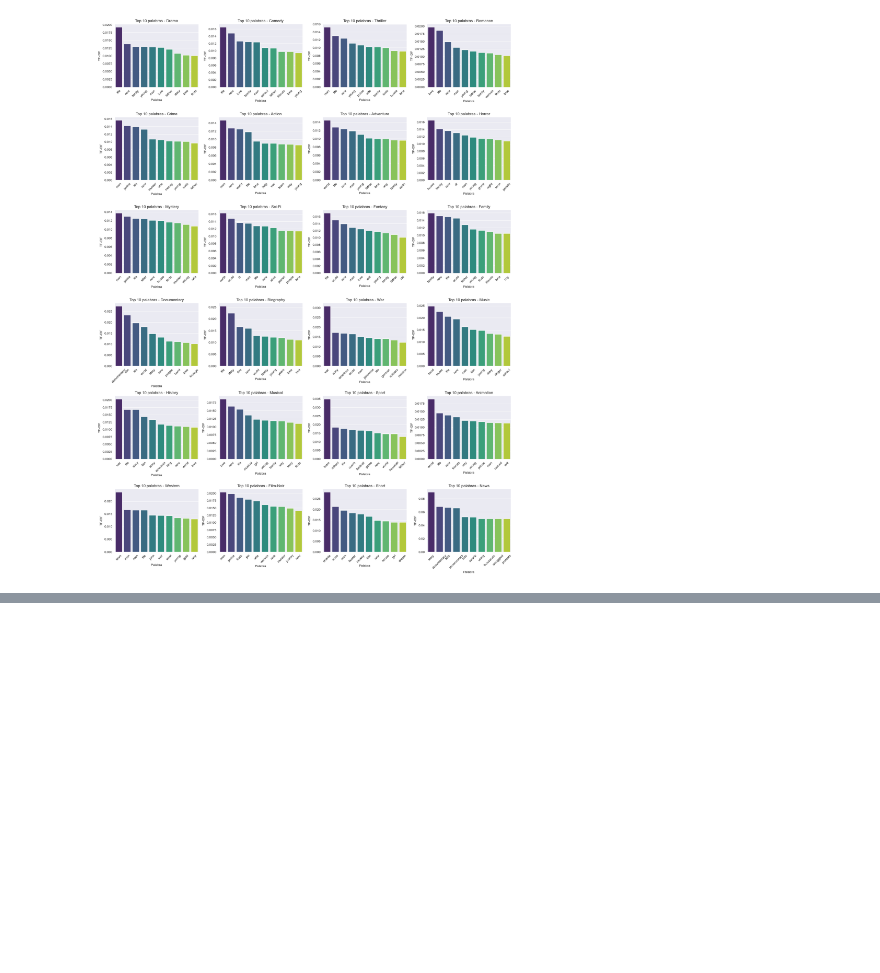
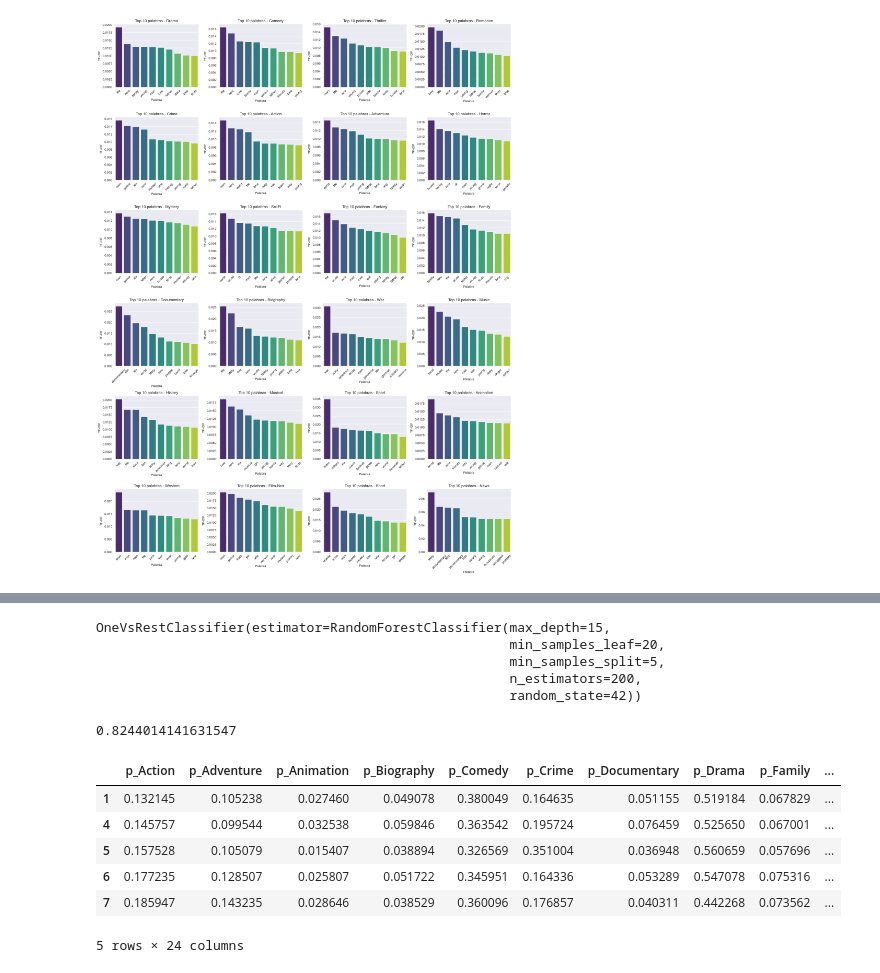
Before and after one commit to jantonioagudelo/MIAD_ML_NLP_2026, a Jupyter notebook: Semana 7/S7P1_proyecto2V2.ipynb, the cells around one changed output, grey strips where cells are left out. Cells and saved outputs as stored; diff of their text form; code cells hidden in the pictures; blank space fills up the shorter version.

```diff
--- a/Semana 7/S7P1_proyecto2V2.ipynb
+++ b/Semana 7/S7P1_proyecto2V2.ipynb
@@ -255,0 +318,20 @@ plt.show()
+# %%
+# Análisis de la longitud de los plots en el conjunto de entrenamiento y validación
+
+X_train_plot_length = X_train.apply(lambda x: len(x.split())).values.reshape(-1, 1)
+X_val_plot_length = X_val.apply(lambda x: len(x.split())).values.reshape(-1, 1)
+# %%
+from scipy.sparse import hstack
+
+X_train_combined = hstack([X_train_tfidf, X_train_plot_length])
+X_val_combined = hstack([X_val_tfidf, X_val_plot_length])
+# %%
+rf_clf_2 = OneVsRestClassifier(RandomForestClassifier(n_estimators = 200, max_depth = 15, min_samples_split = 5, min_samples_leaf= 20, random_state=42))
+
+rf_clf_2.fit(X_train_combined, y_train_bin)
+# %% [output]
+OneVsRestClassifier(estimator=RandomForestClassifier(max_depth=15,
+                                                     min_samples_leaf=20,
+                                                     min_samples_split=5,
+                                                     n_estimators=200,
+                                                     random_state=42))
@@ -255,0 +340,23 @@ plt.show()
+# %%
+roc_auc_score(y_val_bin, y_pred_val_2, average='macro')
+# %% [output]
+0.8244014141631547
+# %%
+X_test_tfidf = tfidf.transform(dataTesting['plot'])
+X_test_plot_length = dataTesting['plot'].apply(lambda x: len(x.split())).values.reshape(-1, 1)
+X_test_combined = hstack([X_test_tfidf, X_test_plot_length])
+y_pred_test = rf_clf_2.predict_proba(X_test_combined)
+# %%
+# Guardar predicciones en formato Kaggle
+
+res = pd.DataFrame(y_pred_test, index = dataTesting.index, columns=cols)
+res.to_csv('pred_genres_tfidf_RF.csv', index_label='ID')
+res.head()
+# %% [output]
+|  | p_Action | p_Adventure | p_Animation | p_Biography | p_Comedy | p_Crime | p_Documentary | p_Drama | p_Family | ... |
+| 1 | 0.132145 | 0.105238 | 0.027460 | 0.049078 | 0.380049 | 0.164635 | 0.051155 | 0.519184 | 0.067829 | ... |
+| 4 | 0.145757 | 0.099544 | 0.032538 | 0.059846 | 0.363542 | 0.195724 | 0.076459 | 0.525650 | 0.067001 | ... |
+| 5 | 0.157528 | 0.105079 | 0.015407 | 0.038894 | 0.326569 | 0.351004 | 0.036948 | 0.560659 | 0.057696 | ... |
+| 6 | 0.177235 | 0.128507 | 0.025807 | 0.051722 | 0.345951 | 0.164336 | 0.053289 | 0.547078 | 0.075316 | ... |
+| 7 | 0.185947 | 0.143235 | 0.028646 | 0.038529 | 0.360096 | 0.176857 | 0.040311 | 0.442268 | 0.073562 | ... |
+5 rows × 24 columns
```
Also changed, not shown: parts of 43 cells of this notebook, 1 other file.
